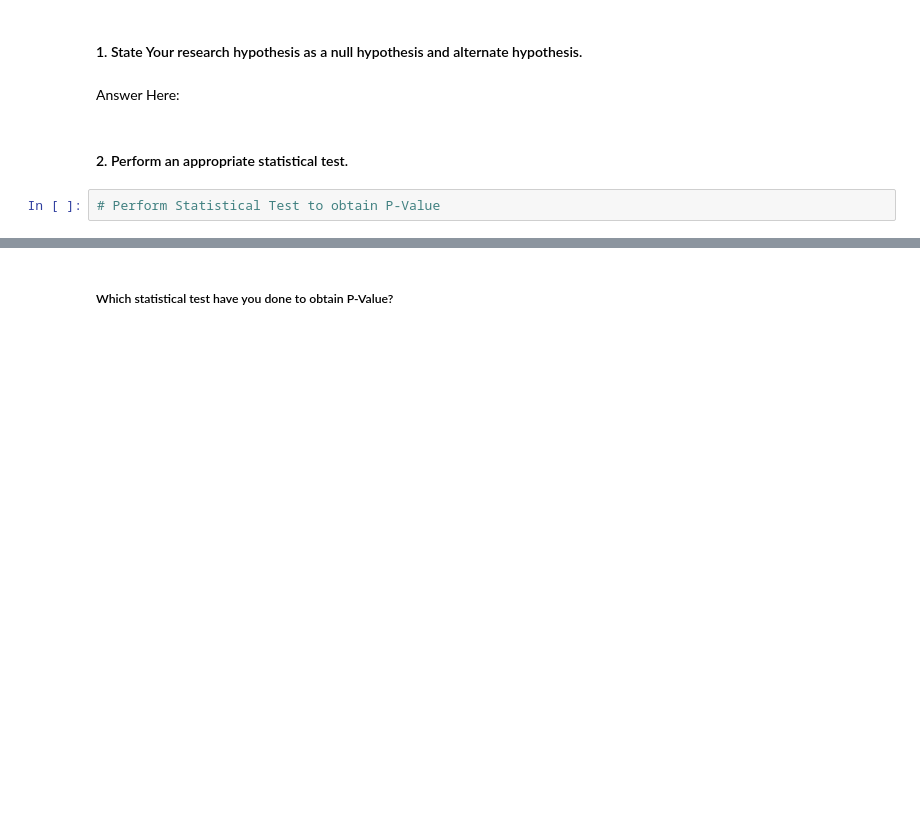
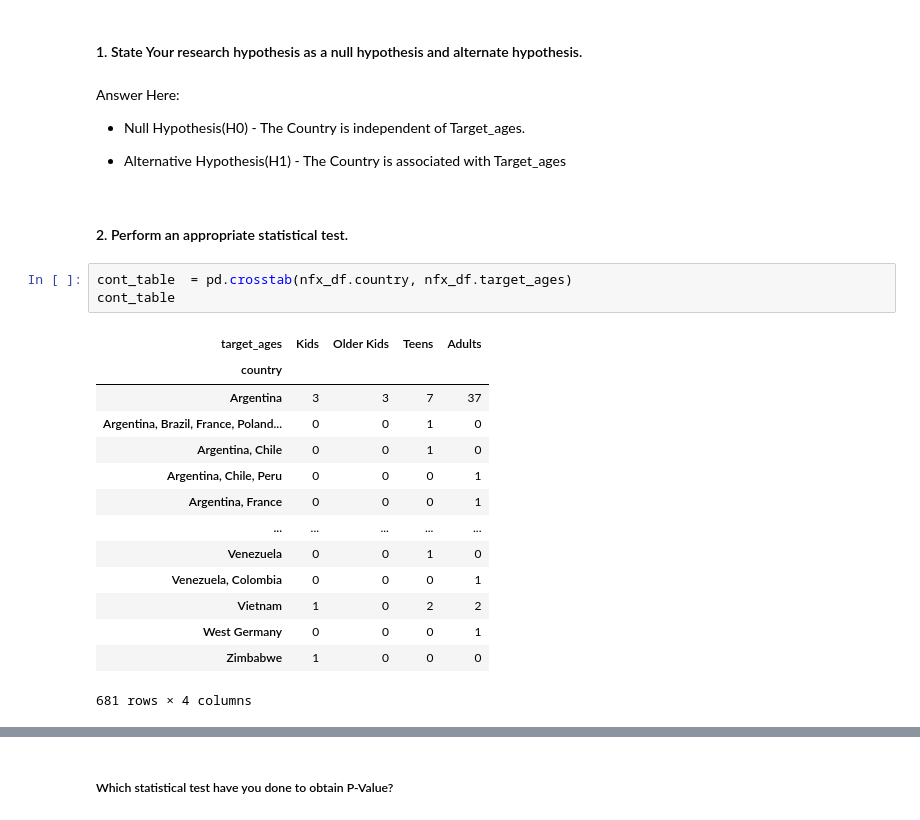
Before and after one commit to jaolekar/Netflix-clustering, a Jupyter notebook: Netflix_movies_and_TV_shows_Clustering_.ipynb, the cells around one changed output, grey strips where cells are left out. Saved outputs shown, nothing was run; the diff lists cells and outputs as text; blank space fills up the shorter version.

```diff
--- a/Netflix_movies_and_TV_shows_Clustering_.ipynb
+++ b/Netflix_movies_and_TV_shows_Clustering_.ipynb
@@ -861,9 +966,29 @@ Answer Here.
 ### Hypothetical Statement - 2
 # %% [markdown]
 #### 1. State Your research hypothesis as a null hypothesis and alternate hypothesis.
-# %% [markdown]
-Answer Here:
+# %% [markdown]
+Answer Here:
+
+*   Null Hypothesis(H0) - The Country is independent of Target_ages.
+
+*   Alternative Hypothesis(H1) - The Country is associated with Target_ages
 # %% [markdown]
 #### 2. Perform an appropriate statistical test.
-# %%
-# Perform Statistical Test to obtain P-Value
+# %%
+cont_table  = pd.crosstab(nfx_df.country, nfx_df.target_ages)
+cont_table
+# %% [output]
+| target_ages | Kids | Older Kids | Teens | Adults |
+| country |  |  |  |  |
+| Argentina | 3 | 3 | 7 | 37 |
+| Argentina, Brazil, France, Poland... | 0 | 0 | 1 | 0 |
+| Argentina, Chile | 0 | 0 | 1 | 0 |
+| Argentina, Chile, Peru | 0 | 0 | 0 | 1 |
+| Argentina, France | 0 | 0 | 0 | 1 |
+| ... | ... | ... | ... | ... |
+| Venezuela | 0 | 0 | 1 | 0 |
+| Venezuela, Colombia | 0 | 0 | 0 | 1 |
+| Vietnam | 1 | 0 | 2 | 2 |
+| West Germany | 0 | 0 | 0 | 1 |
+| Zimbabwe | 1 | 0 | 0 | 0 |
+681 rows × 4 columns
```
Also changed, not shown: parts of 18 cells of this notebook.
